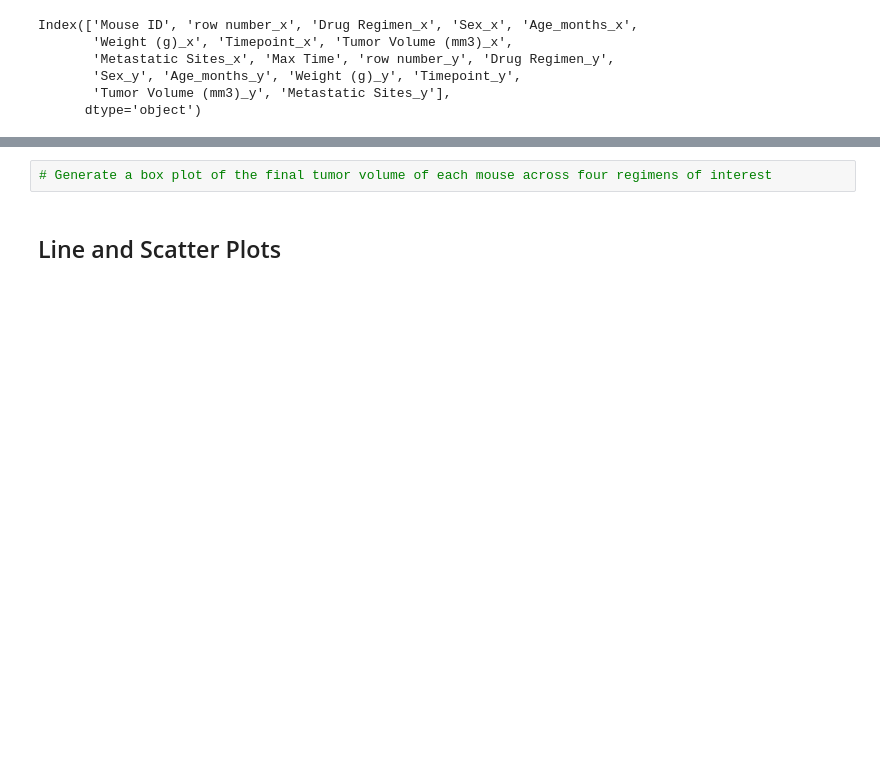
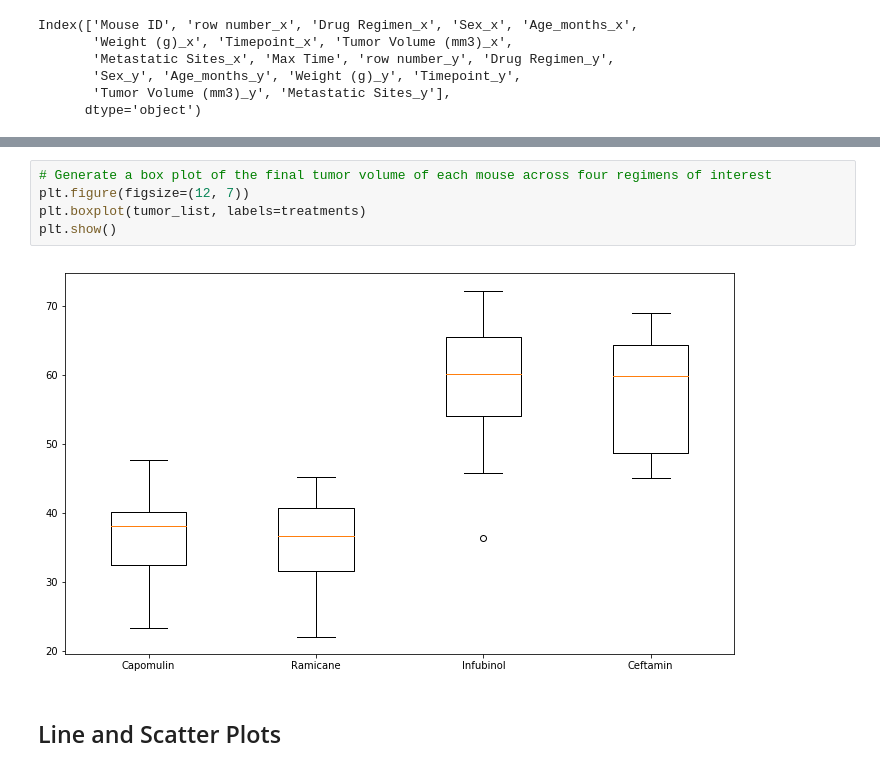
Before and after one commit to joelwwiggins/Matplotlib, a Jupyter notebook: Pymaceuticals/pymaceuticals_starter.ipynb, the cells around one changed output, grey strips where cells are left out. Drawn from its saved outputs; the diff is of its cells as text; blank space fills up the shorter version.

```diff
--- a/Pymaceuticals/pymaceuticals_starter.ipynb
+++ b/Pymaceuticals/pymaceuticals_starter.ipynb
@@ -464,5 +563,10 @@ df_filtered
 # %%
 # Generate a box plot of the final tumor volume of each mouse across four regimens of interest
+plt.figure(figsize=(12, 7))
+plt.boxplot(tumor_list, labels=treatments)
+plt.show()
+# %% [output]
+[figure, added]
 # %% [markdown]
 ## Line and Scatter Plots
 # %%
```
Also changed, not shown: parts of 15 cells of this notebook.
